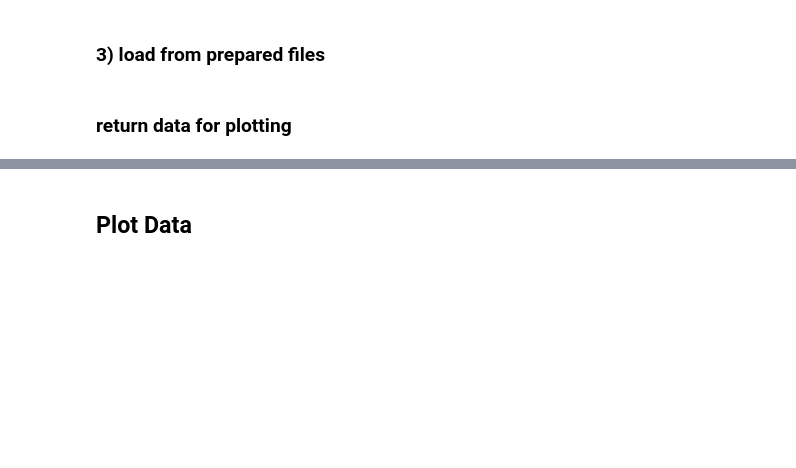
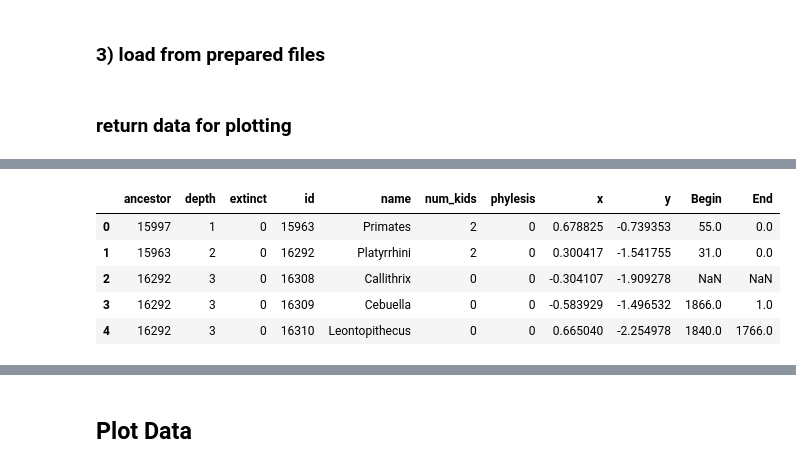
Before and after one commit to seth127/phyloGraph, a Jupyter notebook: phyloGraph-PCA.ipynb, the cells around one changed output, grey strips where cells are left out. Drawn from its saved outputs; the diff is of its cells as text; code cells hidden in the pictures; blank space fills up the shorter version.

```diff
--- a/phyloGraph-PCA.ipynb
+++ b/phyloGraph-PCA.ipynb
@@ -10,8 +10,8 @@ import pandas as pd
 import numpy as np
 # %%
 #data_file = "data/Chordata-2499-df.csv"
-data_file = "data/Mammalia-15040-df.csv"
-#data_file = "data/Primates-15963-df.csv"
+#data_file = "data/Mammalia-15040-df.csv"
+data_file = ("data/Primates-15963-df.csv", 15963)
 # %% [markdown]
 ## Load Data
 # %%
@@ -41,8 +38,7 @@ pgd.search_name("primates")
 #pgd.write_prep_data("data/mammal_df.csv", "data/mammal_links.txt")
 # %% [markdown]
 ### 3) load from prepared files
-# %%
-#pgd.load_prep_data("data/Mammalia-15040-df.csv")
-pgd.load_prep_data(data_file)
+# %%
+pgd.load_prep_data(*data_file)
 # %% [markdown]
 ### return data for plotting
@@ -60,0 +45,9 @@ df.head()
+# %%
+pgd.df.head()
+# %% [output]
+|  | ancestor | depth | extinct | id | name | num_kids | phylesis | x | y | Begin | End |
+| 0 | 15997 | 1 | 0 | 15963 | Primates | 2 | 0 | 0.678825 | -0.739353 | 55.0 | 0.0 |
+| 1 | 15963 | 2 | 0 | 16292 | Platyrrhini | 2 | 0 | 0.300417 | -1.541755 | 31.0 | 0.0 |
+| 2 | 16292 | 3 | 0 | 16308 | Callithrix | 0 | 0 | -0.304107 | -1.909278 | NaN | NaN |
+| 3 | 16292 | 3 | 0 | 16309 | Cebuella | 0 | 0 | -0.583929 | -1.496532 | 1866.0 | 1.0 |
+| 4 | 16292 | 3 | 0 | 16310 | Leontopithecus | 0 | 0 | 0.665040 | -2.254978 | 1840.0 | 1766.0 |
```
Also changed, not shown: parts of 18 cells of this notebook, 2 other files.
